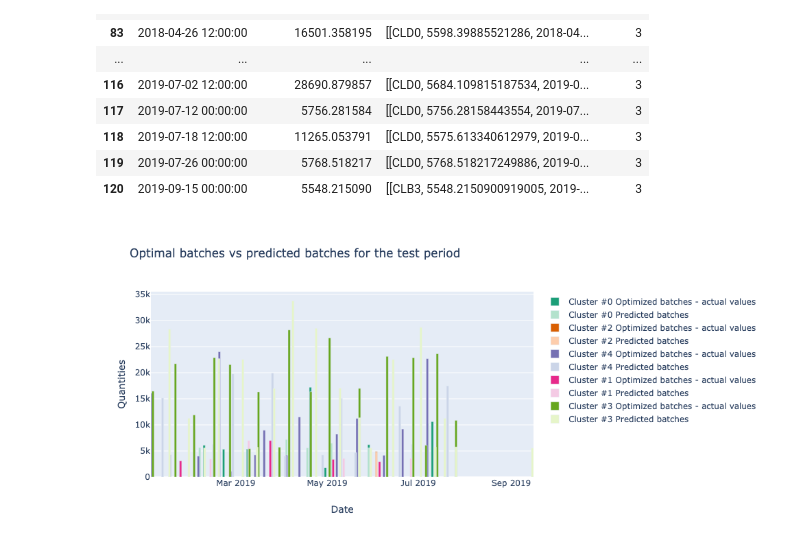
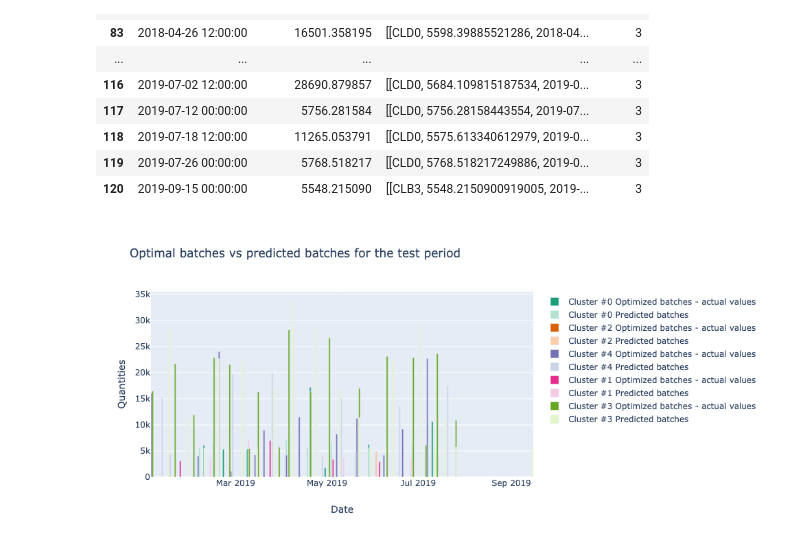
Before and after one commit to raphaelribard/Sales_forecasting, a Jupyter notebook: notebooks/5.0-rr-Considering-All-Clusters-Predicted-Batches-vs-Optimal-Batches.ipynb, the cells around one changed output. Saved outputs shown, nothing was run; the diff lists cells and outputs as text; code cells hidden in the pictures.

```diff
--- a/notebooks/5.0-rr-Considering-All-Clusters-Predicted-Batches-vs-Optimal-Batches.ipynb
+++ b/notebooks/5.0-rr-Considering-All-Clusters-Predicted-Batches-vs-Optimal-Batches.ipynb
@@ -220,29 +220,29 @@ green_map=px.colors.qualitative.Pastel2
 # %%
 fig = go.Figure()
 
 for (cluster,grey_color,green_color) in zip(clusters_list,grey_map,green_map):
     local_optimal=optimal_batches[optimal_batches['Cluster']==cluster]
     local_predicted=predicted_batches[predicted_batches['Cluster']==cluster]
     fig.add_trace(go.Bar(x=local_optimal[local_optimal['batch_date']>test_year]\
                      ['batch_date'],
              y=local_optimal[local_optimal['batch_date']>test_year]\
                      ['quantities'],
                     name='Cluster #{}\nOptimized batches - actual values'.format(cluster),
-                    width=3e2*pd.Timedelta(max_waiting_time).total_seconds()/2,
+                    width=2e2*pd.Timedelta(max_waiting_time).total_seconds()/2,
                         marker_color=grey_color))
 
     fig.add_trace(go.Bar(x=local_predicted[local_predicted['batch_date']>test_year]\
                      ['batch_date'],
              y=local_predicted[local_predicted['batch_date']>test_year]\
                      ['predicted_quantities'],
                     name='Cluster #{}\nPredicted batches'.format(cluster),
-                    width=3e2*pd.Timedelta(max_waiting_time).total_seconds()/2,
+                    width=2e2*pd.Timedelta(max_waiting_time).total_seconds()/2,
                         marker_color=green_color))
 
 # Edit the layout
 fig.update_layout(title='Optimal batches vs predicted batches for the test period',
                xaxis_title='Date',
                yaxis_title='Quantities')
 fig.show()
 # %% [output]
-[figure, old version]
+[figure, new version]
```
Also changed, not shown: parts of 5 cells of this notebook.
